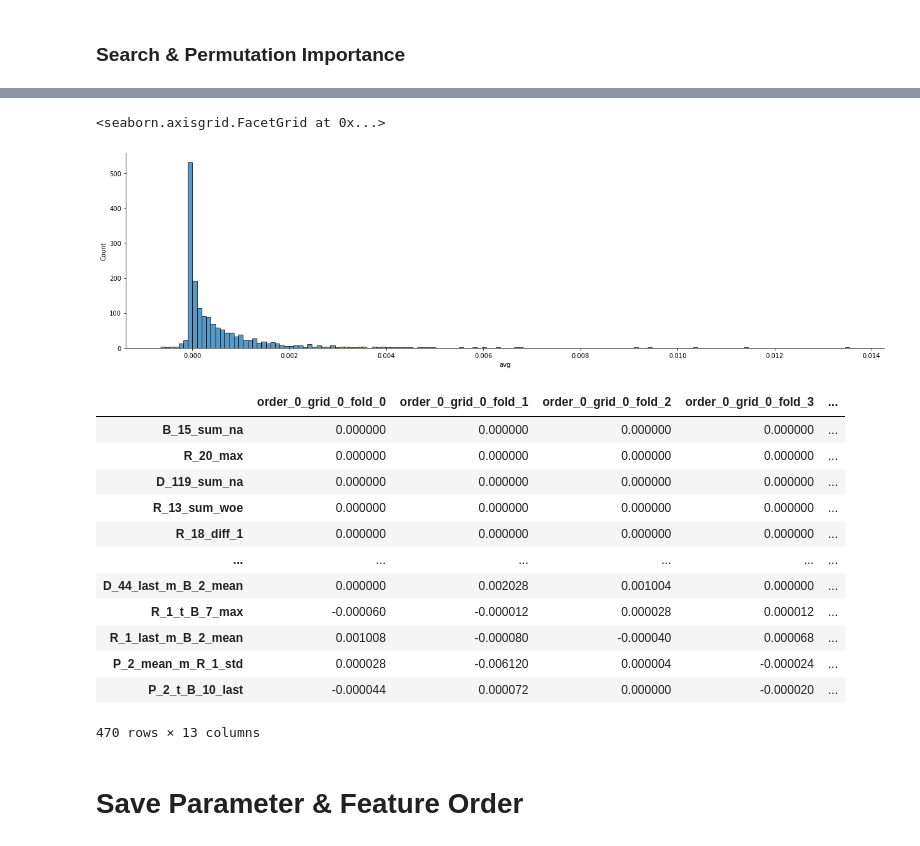
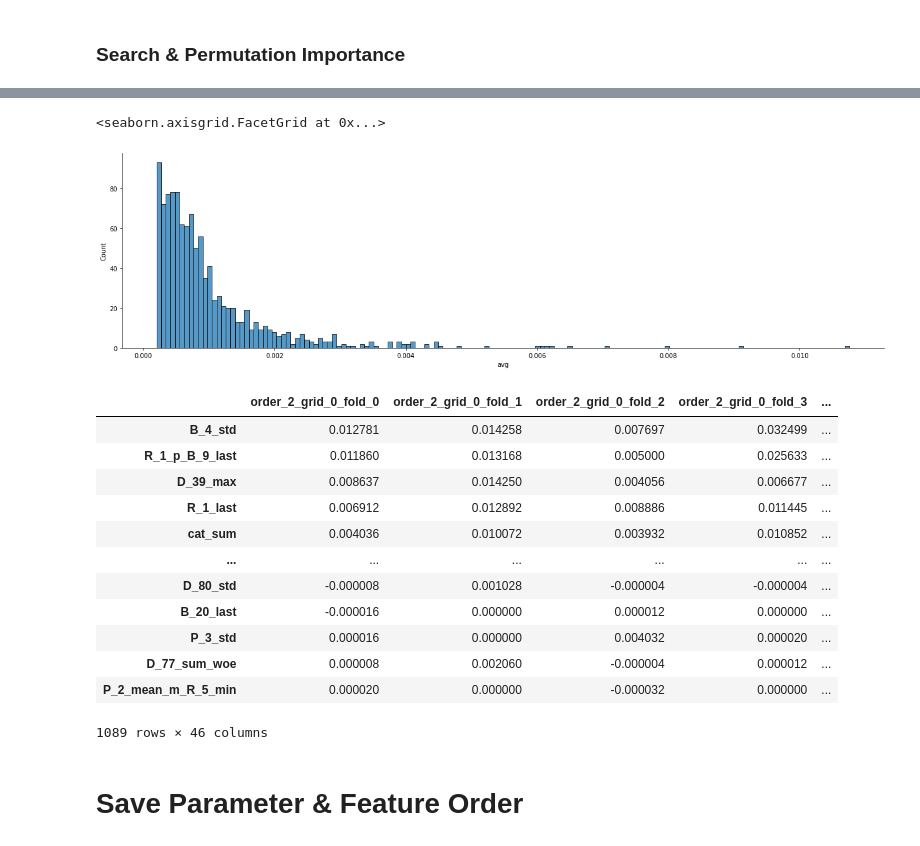
Before and after one commit to gzguevara/amex_kaggle, a Jupyter notebook: Train_Test.ipynb, the cells around one changed output, grey strips where cells are left out. Saved outputs shown, nothing was run; the diff lists cells and outputs as text; code cells hidden in the pictures.

```diff
--- a/Train_Test.ipynb
+++ b/Train_Test.ipynb
@@ -299,11 +317,11 @@ premu_order.loc[premu_order.avg>0.00065, 'weight'] = premu_order.loc[premu_order
 # %%
-premu_order['weight'] = premu_order.weight / premu_order.weight.sum()
+premu_imp['weight'] = premu_imp.weight / premu_imp.weight.sum()
 # %%
 # Get orders
 orders  = []
 
-weights = [1/len(train.columns[:-1])] * len(train.columns[:-1]) #premu_order.weight.to_list()     #
-cols    = train.columns[:-1].to_list()   #train.columns[:-1].to_list()
+weights = premu_imp.weight.to_list()       # order.weights_avg.to_list()  [1/len(train.columns[:-1])] * len(train.columns[:-1])  #
+cols    = train.columns[:-1].to_list()     # train.columns[:-1].to_list()
 
 join = list(zip(cols, weights))
 
@@ -363,8 +381,8 @@ for order_num, order in enumerate(orders):
                                     verbose_eval          = 500)
 
                   # Save model
-                  model_dir = '/content/drive/MyDrive/KaggleAMEX/Models/freq_3'
-                  model.save_model(f'{model_dir}/avg_fold_{fold}.xgb')
+                  #model_dir = '/content/drive/MyDrive/KaggleAMEX/Models/freq_3'
+                  #model.save_model(f'{model_dir}/avg_fold_{fold}.xgb')
 
                   # Validation - Infer out-of-fold
                   preds     = model.predict(dvalid, iteration_range=(0, model.best_iteration + 1))
@@ -377,10 +395,10 @@ for order_num, order in enumerate(orders):
                   print(f'Metric = {kag_mets[-1]}, Best = {curr_best}', '\n')
 
                   # Skip if no significant improvment
-                  #if kag_mets[-1] + 0.011 < curr_best: break
+                  #if kag_mets[-1] + 0.02 < curr_best: break
 
                   # Permutation importance
-                  premu_order[f'order_{order_num}_grid_{model_num}_fold_{fold}'] = permutation_importance(train, valid_idx, train.columns[:-1], model, kag_mets[-1])
+                  #premu_order[f'order_{order_num}_grid_{model_num}_fold_{fold}'] = permutation_importance(train, valid_idx, train.columns[:-1], model, kag_mets[-1])
 
                   # Clean RAM & GPU RAM
                   del y_train, x_train, y_valid, x_valid, dtrain, dvalid, train_idx, valid_idx
@@ -396,7 +414,7 @@ for order_num, order in enumerate(orders):
             print(f'avg: {kag_mets[-2]}, Max: {oof.avg.max()}')
             print(f'oof: {kag_mets[-1]}, Max: {oof.oof.max()}', '\n', '\n', '\n')
 
-      #premu_imp = pd.concat([premu_order,premu_imp], axis=1)
+      premu_imp = pd.concat([premu_order,premu_imp], axis=1)
 
 # Average over folds
 premu_imp['avg'] = premu_imp.mean(axis=1)
@@ -429,26 +461,28 @@ premu_order['avg'] = premu_order.mean(axis=1)
+# %%
+premu_imp.sort_values('avg', ascending=False, inplace=True)
 # %%
-sns.displot(premu_order, x='avg', bins=150, height=5, legend=False,  aspect=3.5)
+sns.displot(premu_imp.loc[premu_imp.avg > 0.0002], x='avg', bins=150, height=5, legend=False,  aspect=3.5)
 # %% [output]
 <seaborn.axisgrid.FacetGrid at 0x...>
-[figure, old version]
+[figure, new version]
 # %%
 premu_order.sort_values('avg', ascending=False, inplace=True)
 # %%
-premu_order.loc[premu_order.avg <= 0]
+premu_imp.loc[premu_imp.avg > 0.0002]
 # %% [output]
-|  | order_0_grid_0_fold_0 | order_0_grid_0_fold_1 | order_0_grid_0_fold_2 | order_0_grid_0_fold_3 | ... |
-| B_15_sum_na | 0.000000 | 0.000000 | 0.000000 | 0.000000 | ... |
-| R_20_max | 0.000000 | 0.000000 | 0.000000 | 0.000000 | ... |
-| D_119_sum_na | 0.000000 | 0.000000 | 0.000000 | 0.000000 | ... |
-| R_13_sum_woe | 0.000000 | 0.000000 | 0.000000 | 0.000000 | ... |
-| R_18_diff_1 | 0.000000 | 0.000000 | 0.000000 | 0.000000 | ... |
+|  | order_2_grid_0_fold_0 | order_2_grid_0_fold_1 | order_2_grid_0_fold_2 | order_2_grid_0_fold_3 | ... |
+| B_4_std | 0.012781 | 0.014258 | 0.007697 | 0.032499 | ... |
+| R_1_p_B_9_last | 0.011860 | 0.013168 | 0.005000 | 0.025633 | ... |
+| D_39_max | 0.008637 | 0.014250 | 0.004056 | 0.006677 | ... |
+| R_1_last | 0.006912 | 0.012892 | 0.008886 | 0.011445 | ... |
+| cat_sum | 0.004036 | 0.010072 | 0.003932 | 0.010852 | ... |
 | ... | ... | ... | ... | ... | ... |
-| D_44_last_m_B_2_mean | 0.000000 | 0.002028 | 0.001004 | 0.000000 | ... |
-| R_1_t_B_7_max | -0.000060 | -0.000012 | 0.000028 | 0.000012 | ... |
-| R_1_last_m_B_2_mean | 0.001008 | -0.000080 | -0.000040 | 0.000068 | ... |
-| P_2_mean_m_R_1_std | 0.000028 | -0.006120 | 0.000004 | -0.000024 | ... |
-| P_2_t_B_10_last | -0.000044 | 0.000072 | 0.000000 | -0.000020 | ... |
+| D_80_std | -0.000008 | 0.001028 | -0.000004 | -0.000004 | ... |
+| B_20_last | -0.000016 | 0.000000 | 0.000012 | 0.000000 | ... |
+| P_3_std | 0.000016 | 0.000000 | 0.004032 | 0.000020 | ... |
+| D_77_sum_woe | 0.000008 | 0.002060 | -0.000004 | 0.000012 | ... |
+| P_2_mean_m_R_5_min | 0.000020 | 0.000000 | -0.000032 | 0.000000 | ... |
-470 rows × 13 columns
+1089 rows × 46 columns
 # %%
 permu_save = premu_order.copy()
 # %% [markdown]
```
Also changed, not shown: parts of 18 cells of this notebook.
